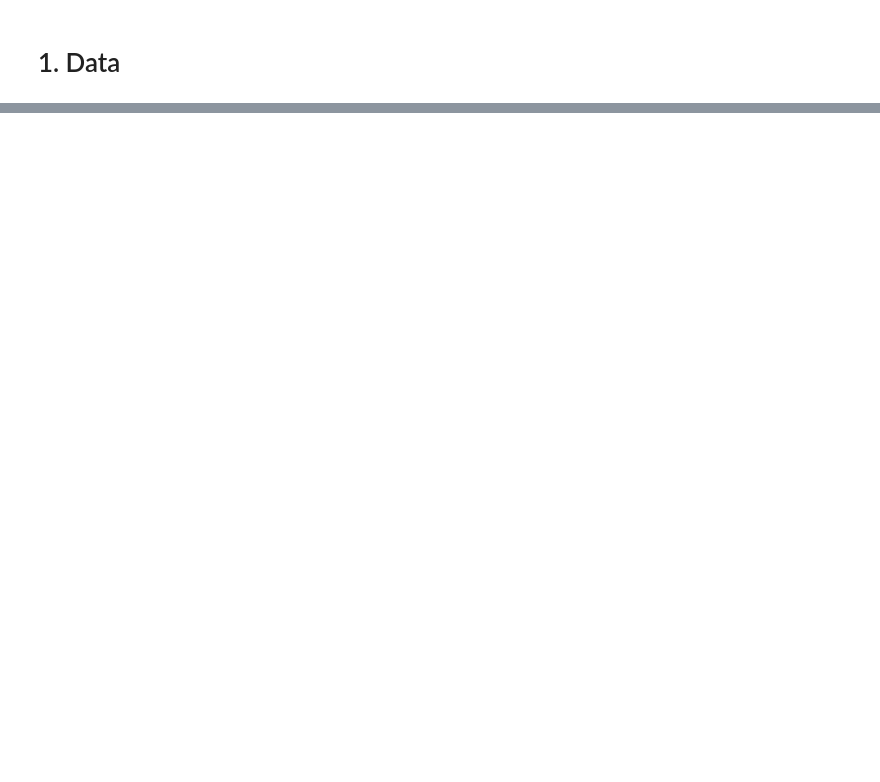
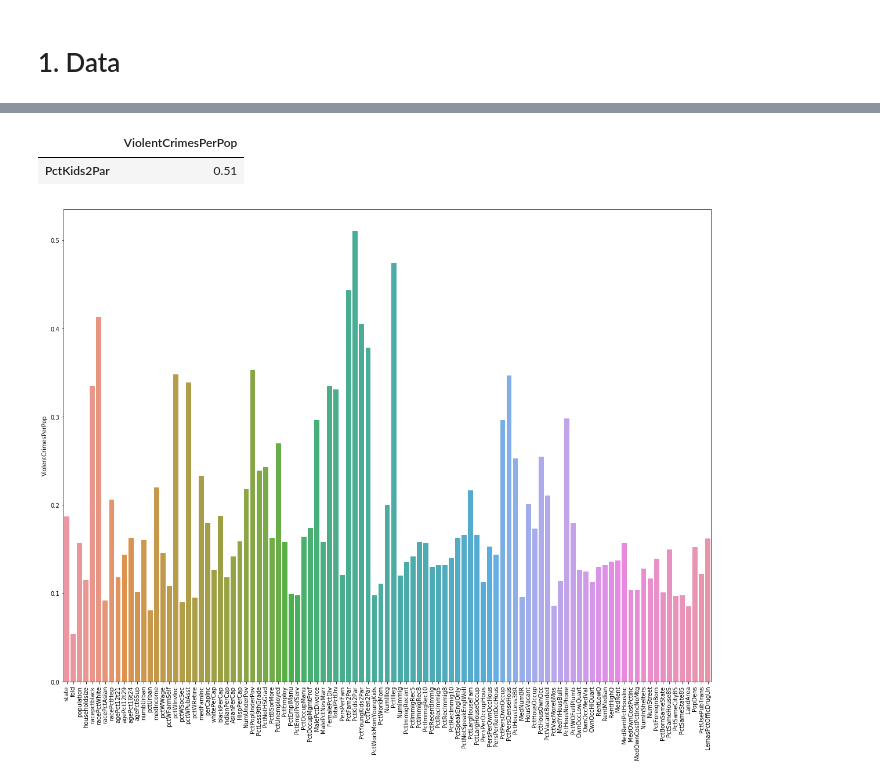
Before and after one commit to haynaou/DS-Certificate-UW, a Jupyter notebook: Course 3 Machine Learning Techniques/Assignments/L04-Houda-Aynaou.ipynb, the cells around one changed output, grey strips where cells are left out. Saved outputs shown, nothing was run; the diff lists cells and outputs as text; code cells hidden in the pictures; blank space fills up the shorter version.

```diff
--- a/Course 3 Machine Learning Techniques/Assignments/L04-Houda-Aynaou.ipynb
+++ b/Course 3 Machine Learning Techniques/Assignments/L04-Houda-Aynaou.ipynb
@@ -26,0 +109,4 @@ data = pd.read_csv('co')
+# %%
+# Replacing missing data with NaN
+rep_data = data.where(data !='?').astype('float', errors= 'ignore')
+rep_data.head()
@@ -26,0 +143,5 @@ data = pd.read_csv('co')
+# %%
+# Number and % of Missing data in each column
+missing = pd.DataFrame(rep_data.isnull().sum(), columns=['Total missing'])
+missing['% missing'] = missing['Total missing']/100
+missing.tail(10)
@@ -26,0 +160,4 @@ data = pd.read_csv('co')
+# %%
+# Columns with missing values:
+col_miss = list(missing[missing['Total missing'] != 0].index)
+col_miss
@@ -26,0 +219,21 @@ data = pd.read_csv('co')
+# %%
+# columns with missing values, string column communityname', and target 'ViolentCrimesPerPop', '
+col_miss.extend(['ViolentCrimesPerPop', 'communityname'])
+
+# Dropping missing values,'communityname' and Target:'ViolentCrimesPerPop'
+X = rep_data.drop(col_miss, axis=1)
+# Target
+Y = rep_data['ViolentCrimesPerPop']
+
+# function to compute mutual information between remaining feature and target variabe
+minfo = []
+def calc_MI(x, y, df, bins):
+    for col in x:
+        c_xy = np.histogram2d(df[col], y, bins)[0]
+        minfo.append(mutual_info_score(None, None, contingency = c_xy).round(3))
+
+calc_MI(X, Y, rep_data, 20)
+
+# mutual information between features with non missing values and Target variable:
+df_mi = pd.DataFrame(minfo, index= X.columns, columns=['ViolentCrimesPerPop'])
+df_mi.head()
@@ -26,0 +247,14 @@ data = pd.read_csv('co')
+# %%
+# column with the higher mutual information
+df_mi[df_mi.iloc[:, 0] == df_mi.iloc[:, 0].max()]
+# %% [output]
+|  | ViolentCrimesPerPop |
+| PctKids2Par | 0.51 |
+# %%
+# Bar plot of mutual information
+plt.figure(figsize=(20,15))
+_ = sns.barplot(x = df_mi.index, y = df_mi['ViolentCrimesPerPop'], data = df_mi)
+_ = plt.xticks(rotation='vertical')
+plt.show()
+# %% [output]
+[figure, added]
```
Also changed, not shown: parts of 54 cells of this notebook.
